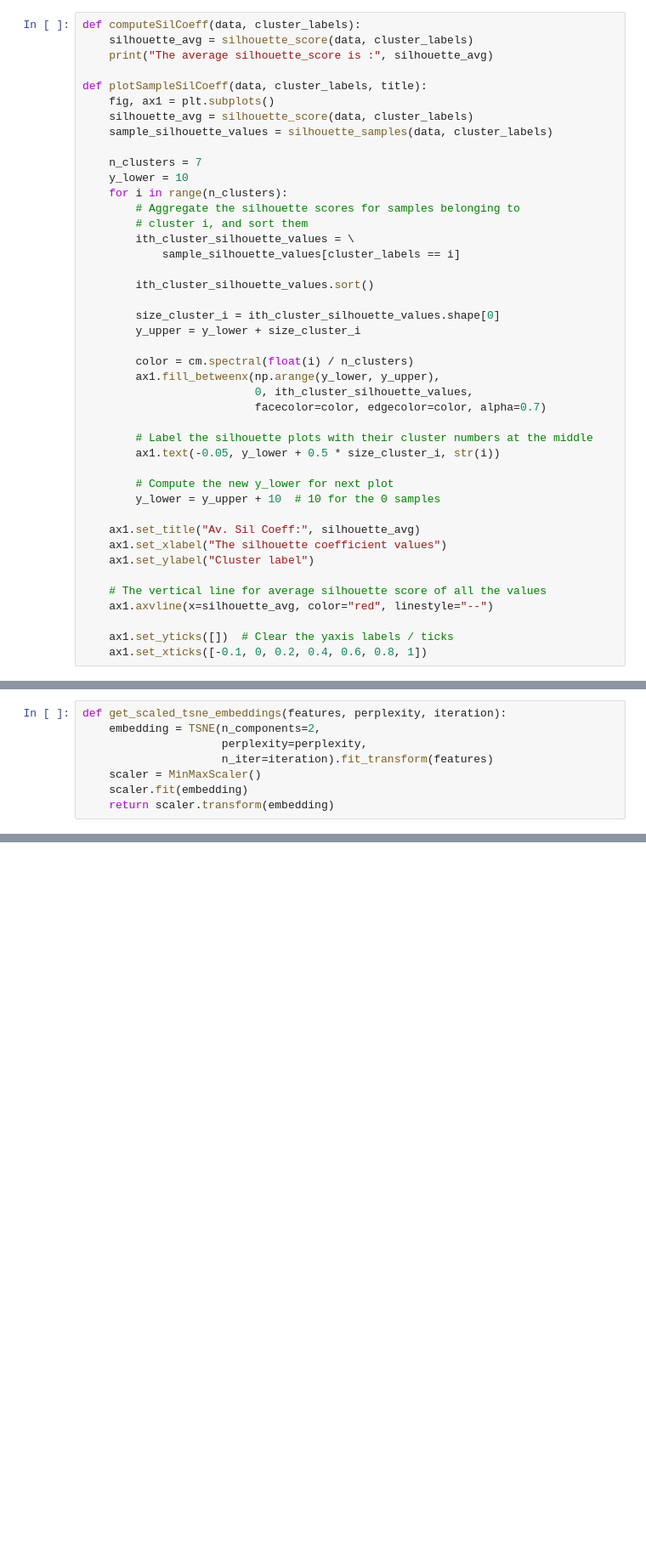
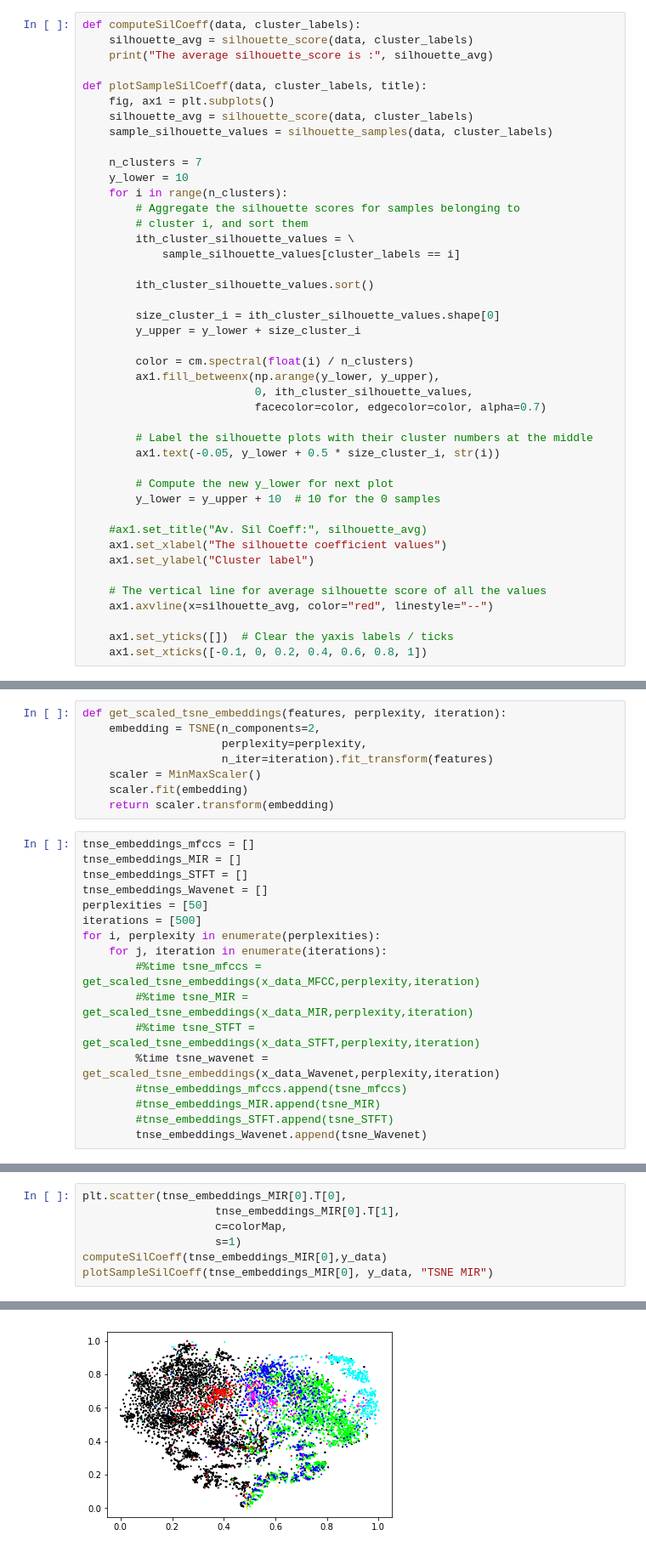
Before and after one commit to AvneeshSarwate/klustr, a Jupyter notebook: audioNotebooks/Clustering Evaluation TNSE.ipynb, the cells around one changed output, grey strips where cells are left out. Shown at 85% size. Drawn from its saved outputs; the diff is of its cells as text; blank space fills up the shorter version.

```diff
--- a/audioNotebooks/Clustering Evaluation TNSE.ipynb
+++ b/audioNotebooks/Clustering Evaluation TNSE.ipynb
@@ -176,7 +192,7 @@ def plotSampleSilCoeff(data, cluster_labels, title):
         # Compute the new y_lower for next plot
         y_lower = y_upper + 10  # 10 for the 0 samples
 
-    ax1.set_title("Av. Sil Coeff:", silhouette_avg)
+    #ax1.set_title("Av. Sil Coeff:", silhouette_avg)
     ax1.set_xlabel("The silhouette coefficient values")
     ax1.set_ylabel("Cluster label")
 
@@ -195,3 +211,20 @@ def get_scaled_tsne_embeddings(features, perplexity, iteration):
     scaler = MinMaxScaler()
     scaler.fit(embedding)
     return scaler.transform(embedding)
+# %%
+tnse_embeddings_mfccs = []
+tnse_embeddings_MIR = []
+tnse_embeddings_STFT = []
+tnse_embeddings_Wavenet = []
+perplexities = [50]
+iterations = [500]
+for i, perplexity in enumerate(perplexities):
+    for j, iteration in enumerate(iterations):
+        #%time tsne_mfccs = get_scaled_tsne_embeddings(x_data_MFCC,perplexity,iteration)
+        #%time tsne_MIR = get_scaled_tsne_embeddings(x_data_MIR,perplexity,iteration)
+        #%time tsne_STFT = get_scaled_tsne_embeddings(x_data_STFT,perplexity,iteration)
+        %time tsne_wavenet = get_scaled_tsne_embeddings(x_data_Wavenet,perplexity,iteration)
+        #tnse_embeddings_mfccs.append(tsne_mfccs)
+        #tnse_embeddings_MIR.append(tsne_MIR)
+        #tnse_embeddings_STFT.append(tsne_STFT)
+        tnse_embeddings_Wavenet.append(tsne_Wavenet)
@@ -197,0 +268,8 @@ def get_scaled_tsne_embeddings(features, perplexity, iteration):
+# %%
+plt.scatter(tnse_embeddings_MIR[0].T[0],
+                    tnse_embeddings_MIR[0].T[1],
+                    c=colorMap,
+                    s=1)
+computeSilCoeff(tnse_embeddings_MIR[0],y_data)
+plotSampleSilCoeff(tnse_embeddings_MIR[0], y_data, "TSNE MIR")
+# %% [output]
@@ -197,0 +277 @@ def get_scaled_tsne_embeddings(features, perplexity, iteration):
+[figure, added]
```
Also changed, not shown: parts of 32 cells of this notebook, 4 other files.
